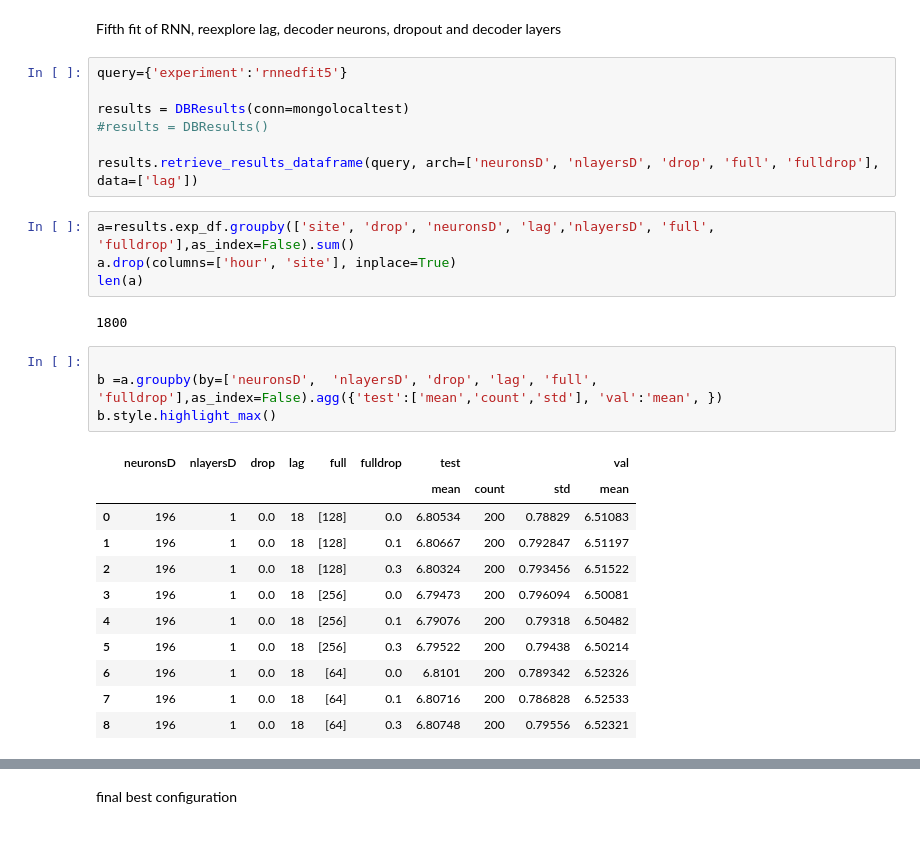
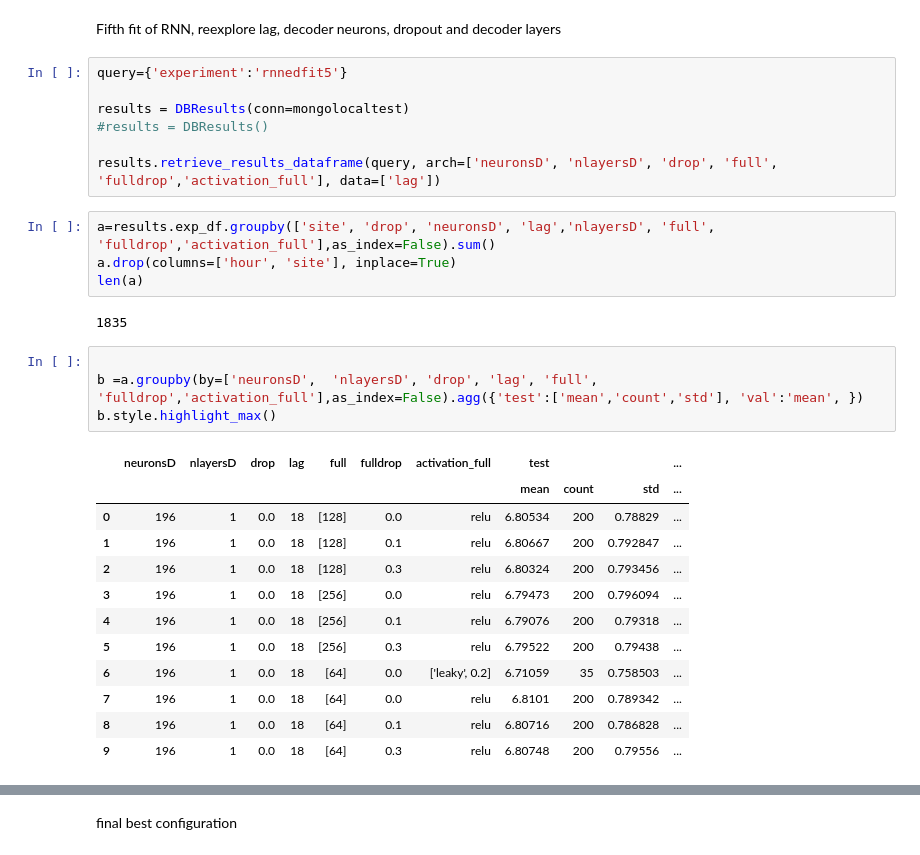
Before and after one commit to bejar/Wind, a Jupyter notebook: Notebooks/Tunning/ParameterTunningRNNEDS2S.ipynb, the cells around one changed output, grey strips where cells are left out. Saved outputs shown, nothing was run; the diff lists cells and outputs as text.

Commit message:
Updating activation functions

```diff
--- a/Notebooks/Tunning/ParameterTunningRNNEDS2S.ipynb
+++ b/Notebooks/Tunning/ParameterTunningRNNEDS2S.ipynb
@@ -219,28 +219,29 @@ query={'experiment':'rnnedfit5'}
 results = DBResults(conn=mongolocaltest)
 #results = DBResults()
 
-results.retrieve_results_dataframe(query, arch=['neuronsD', 'nlayersD', 'drop', 'full', 'fulldrop'], data=['lag'])
+results.retrieve_results_dataframe(query, arch=['neuronsD', 'nlayersD', 'drop', 'full', 'fulldrop','activation_full'], data=['lag'])
 # %%
-a=results.exp_df.groupby(['site', 'drop', 'neuronsD', 'lag','nlayersD', 'full', 'fulldrop'],as_index=False).sum()
+a=results.exp_df.groupby(['site', 'drop', 'neuronsD', 'lag','nlayersD', 'full', 'fulldrop','activation_full'],as_index=False).sum()
 a.drop(columns=['hour', 'site'], inplace=True)
 len(a)
 # %% [output]
-1800
+1835
 # %%
 
-b =a.groupby(by=['neuronsD',  'nlayersD', 'drop', 'lag', 'full', 'fulldrop'],as_index=False).agg({'test':['mean','count','std'], 'val':'mean', })
+b =a.groupby(by=['neuronsD',  'nlayersD', 'drop', 'lag', 'full', 'fulldrop','activation_full'],as_index=False).agg({'test':['mean','count','std'], 'val':'mean', })
 b.style.highlight_max()
 # %% [output]
-|  | neuronsD | nlayersD | drop | lag | full | fulldrop | test |  |  | val |
-|  |  |  |  |  |  |  | mean | count | std | mean |
-| 0 | 196 | 1 | 0.0 | 18 | [128] | 0.0 | 6.80534 | 200 | 0.78829 | 6.51083 |
-| 1 | 196 | 1 | 0.0 | 18 | [128] | 0.1 | 6.80667 | 200 | 0.792847 | 6.51197 |
-| 2 | 196 | 1 | 0.0 | 18 | [128] | 0.3 | 6.80324 | 200 | 0.793456 | 6.51522 |
-| 3 | 196 | 1 | 0.0 | 18 | [256] | 0.0 | 6.79473 | 200 | 0.796094 | 6.50081 |
-| 4 | 196 | 1 | 0.0 | 18 | [256] | 0.1 | 6.79076 | 200 | 0.79318 | 6.50482 |
-| 5 | 196 | 1 | 0.0 | 18 | [256] | 0.3 | 6.79522 | 200 | 0.79438 | 6.50214 |
-| 6 | 196 | 1 | 0.0 | 18 | [64] | 0.0 | 6.8101 | 200 | 0.789342 | 6.52326 |
-| 7 | 196 | 1 | 0.0 | 18 | [64] | 0.1 | 6.80716 | 200 | 0.786828 | 6.52533 |
-| 8 | 196 | 1 | 0.0 | 18 | [64] | 0.3 | 6.80748 | 200 | 0.79556 | 6.52321 |
+|  | neuronsD | nlayersD | drop | lag | full | fulldrop | activation_full | test |  |  | ... |
+|  |  |  |  |  |  |  |  | mean | count | std | ... |
+| 0 | 196 | 1 | 0.0 | 18 | [128] | 0.0 | relu | 6.80534 | 200 | 0.78829 | ... |
+| 1 | 196 | 1 | 0.0 | 18 | [128] | 0.1 | relu | 6.80667 | 200 | 0.792847 | ... |
+| 2 | 196 | 1 | 0.0 | 18 | [128] | 0.3 | relu | 6.80324 | 200 | 0.793456 | ... |
+| 3 | 196 | 1 | 0.0 | 18 | [256] | 0.0 | relu | 6.79473 | 200 | 0.796094 | ... |
+| 4 | 196 | 1 | 0.0 | 18 | [256] | 0.1 | relu | 6.79076 | 200 | 0.79318 | ... |
+| 5 | 196 | 1 | 0.0 | 18 | [256] | 0.3 | relu | 6.79522 | 200 | 0.79438 | ... |
+| 6 | 196 | 1 | 0.0 | 18 | [64] | 0.0 | ['leaky', 0.2] | 6.71059 | 35 | 0.758503 | ... |
+| 7 | 196 | 1 | 0.0 | 18 | [64] | 0.0 | relu | 6.8101 | 200 | 0.789342 | ... |
+| 8 | 196 | 1 | 0.0 | 18 | [64] | 0.1 | relu | 6.80716 | 200 | 0.786828 | ... |
+| 9 | 196 | 1 | 0.0 | 18 | [64] | 0.3 | relu | 6.80748 | 200 | 0.79556 | ... |
 # %%
 trace = []
```
Also changed, not shown: parts of 1 cell of this notebook, 1 other file.
